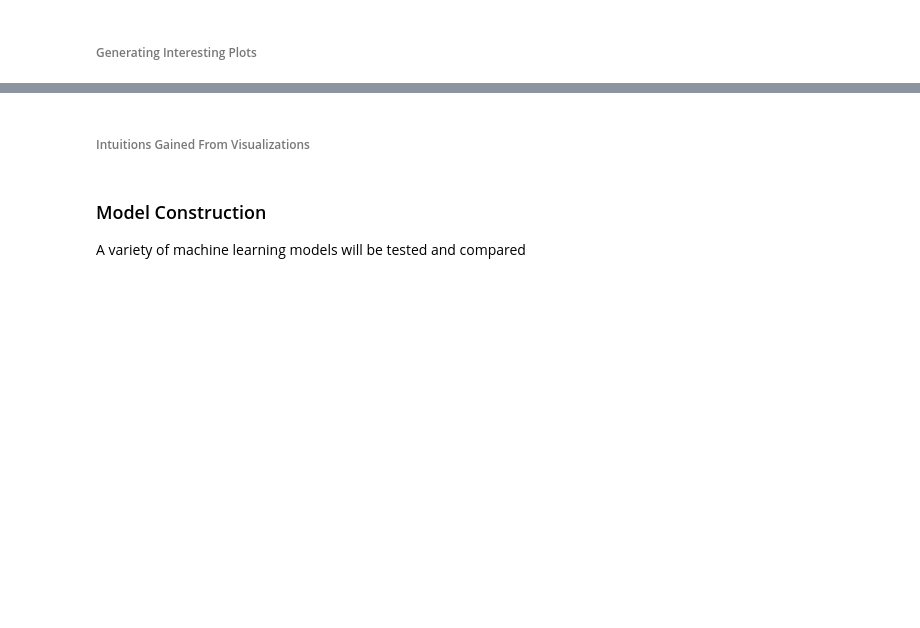
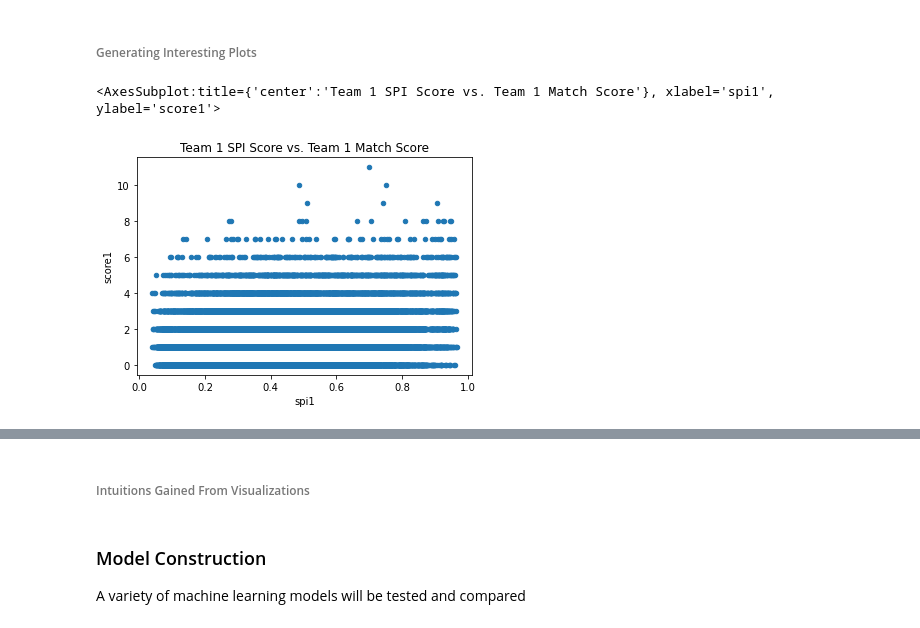
Before and after one commit to benjaminwyss/EECS731MajorLeagues, a Jupyter notebook: notebooks/1.0-brw-data-exploration-and-modeling.ipynb, the cells around one changed output, grey strips where cells are left out. Drawn from its saved outputs; the diff is of its cells as text; code cells hidden in the pictures; blank space fills up the shorter version.

```diff
--- a/notebooks/1.0-brw-data-exploration-and-modeling.ipynb
+++ b/notebooks/1.0-brw-data-exploration-and-modeling.ipynb
@@ -111,2 +200,7 @@ df.corr()
 # %% [markdown]
 ###### Generating Interesting Plots
+# %%
+df.plot.scatter(x='spi1', y='score1', title='Team 1 SPI Score vs. Team 1 Match Score')
+# %% [output]
+<AxesSubplot:title={'center':'Team 1 SPI Score vs. Team 1 Match Score'}, xlabel='spi1', ylabel='score1'>
+[figure, added]
```
Also changed, not shown: parts of 22 cells of this notebook.
